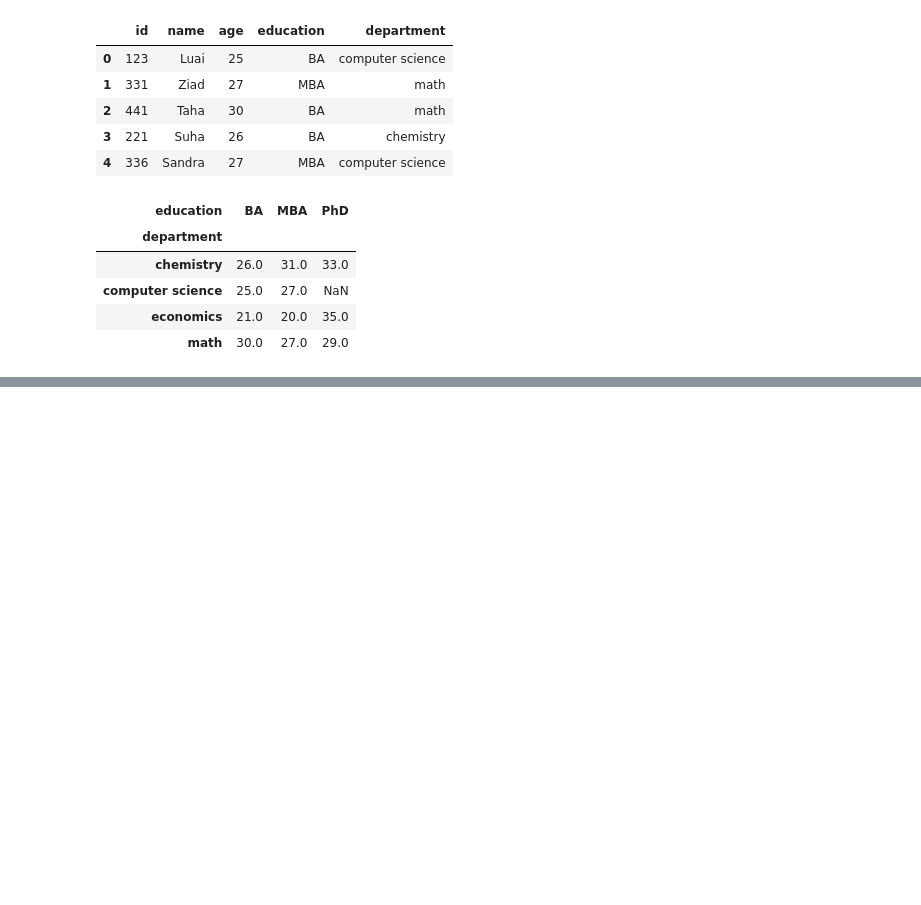
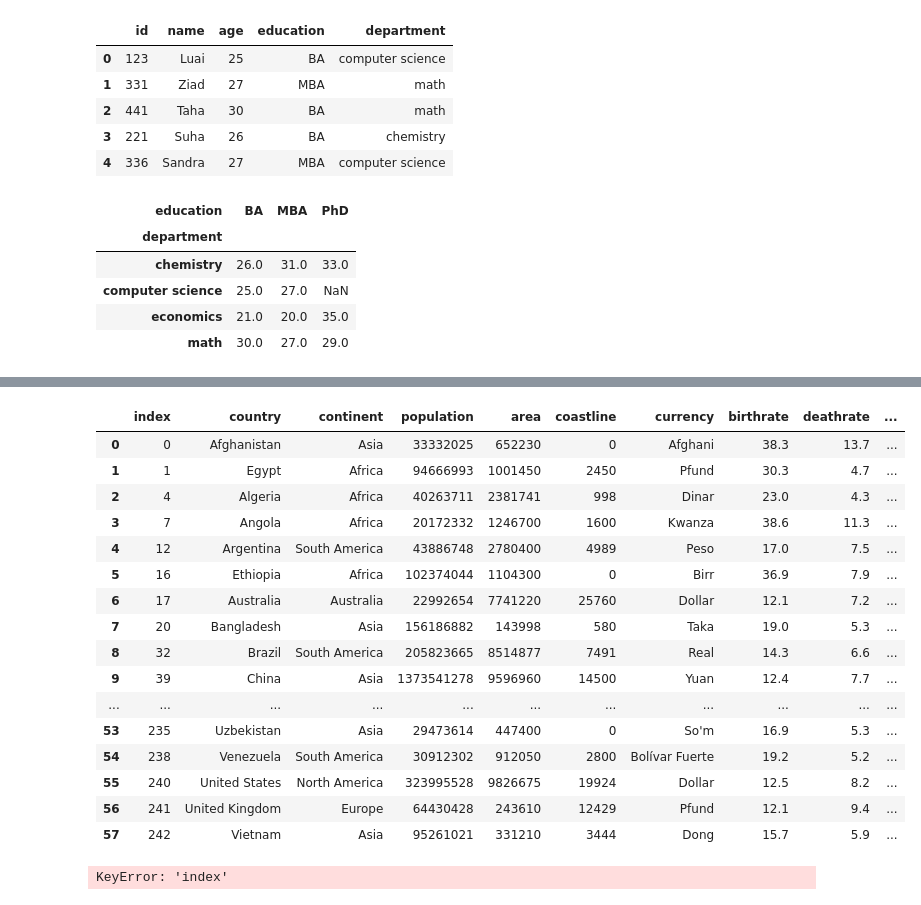
Before and after one commit to gkbichara/Programming-Tools, a Jupyter notebook: Lecture-15/notebook.ipynb, the cells around one changed output, grey strips where cells are left out. Drawn from its saved outputs; the diff is of its cells as text; code cells hidden in the pictures; blank space fills up the shorter version.

```diff
--- a/Lecture-15/notebook.ipynb
+++ b/Lecture-15/notebook.ipynb
@@ -20,3 +20,15 @@ df.pivot_table(index = 'department', columns = 'education', values = 'age')
 | computer science | 25.0 | 27.0 | NaN |
 | economics | 21.0 | 20.0 | 35.0 |
 | math | 30.0 | 27.0 | 29.0 |
+# %%
+# read data from file countries.csv
+# keep columns
+
+df = pd.read_csv('countries.csv', sep = ';')
+df = df.iloc[:, [0,4,6,7,8,10,13,14,15]]
+# %%
+# change column names to be lower case
+df.columns = df.columns.str.lower()
+# %%
+# remove rows with missing values
+df = df.dropna(axis = 0, how = 'any')
@@ -22,0 +51,27 @@ df.pivot_table(index = 'department', columns = 'education', values = 'age')
+# %%
+# filter on population
+df = df.loc[df.population > 20000000]
+# %%
+df.reset_index()
+# %% [output]
+|  | index | country | continent | population | area | coastline | currency | birthrate | deathrate | ... |
+| 0 | 0 | Afghanistan | Asia | 33332025 | 652230 | 0 | Afghani | 38.3 | 13.7 | ... |
+| 1 | 1 | Egypt | Africa | 94666993 | 1001450 | 2450 | Pfund | 30.3 | 4.7 | ... |
+| 2 | 4 | Algeria | Africa | 40263711 | 2381741 | 998 | Dinar | 23.0 | 4.3 | ... |
+| 3 | 7 | Angola | Africa | 20172332 | 1246700 | 1600 | Kwanza | 38.6 | 11.3 | ... |
+| 4 | 12 | Argentina | South America | 43886748 | 2780400 | 4989 | Peso | 17.0 | 7.5 | ... |
+| 5 | 16 | Ethiopia | Africa | 102374044 | 1104300 | 0 | Birr | 36.9 | 7.9 | ... |
+| 6 | 17 | Australia | Australia | 22992654 | 7741220 | 25760 | Dollar | 12.1 | 7.2 | ... |
+| 7 | 20 | Bangladesh | Asia | 156186882 | 143998 | 580 | Taka | 19.0 | 5.3 | ... |
+| 8 | 32 | Brazil | South America | 205823665 | 8514877 | 7491 | Real | 14.3 | 6.6 | ... |
+| 9 | 39 | China | Asia | 1373541278 | 9596960 | 14500 | Yuan | 12.4 | 7.7 | ... |
+| ... | ... | ... | ... | ... | ... | ... | ... | ... | ... | ... |
+| 53 | 235 | Uzbekistan | Asia | 29473614 | 447400 | 0 | So'm | 16.9 | 5.3 | ... |
+| 54 | 238 | Venezuela | South America | 30912302 | 912050 | 2800 | Bolívar Fuerte | 19.2 | 5.2 | ... |
+| 55 | 240 | United States | North America | 323995528 | 9826675 | 19924 | Dollar | 12.5 | 8.2 | ... |
+| 56 | 241 | United Kingdom | Europe | 64430428 | 243610 | 12429 | Pfund | 12.1 | 9.4 | ... |
+| 57 | 242 | Vietnam | Asia | 95261021 | 331210 | 3444 | Dong | 15.7 | 5.9 | ... |
+# %%
+del df['index']
+# %% [output]
+KeyError: 'index'
```
Also changed, not shown: parts of 7 cells of this notebook, 1 other file.
